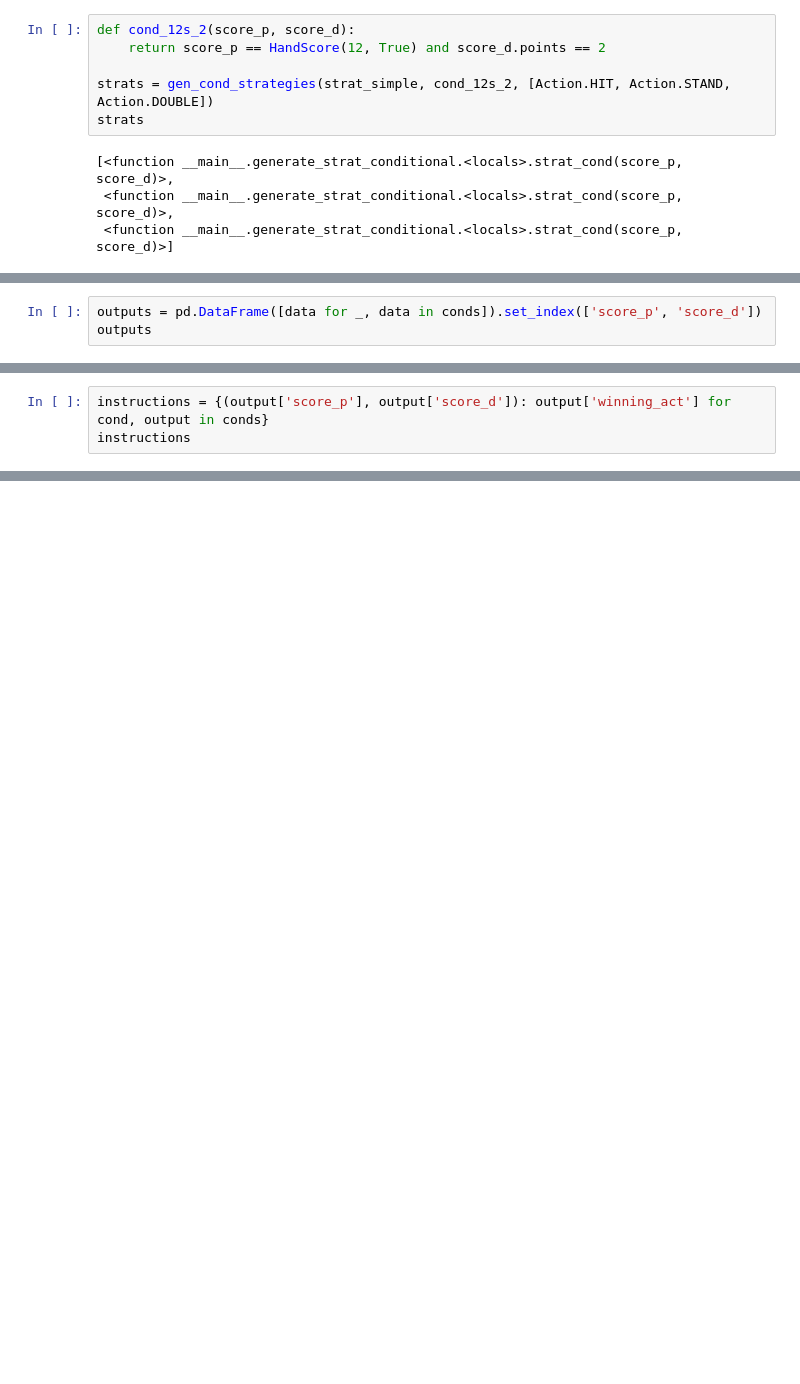
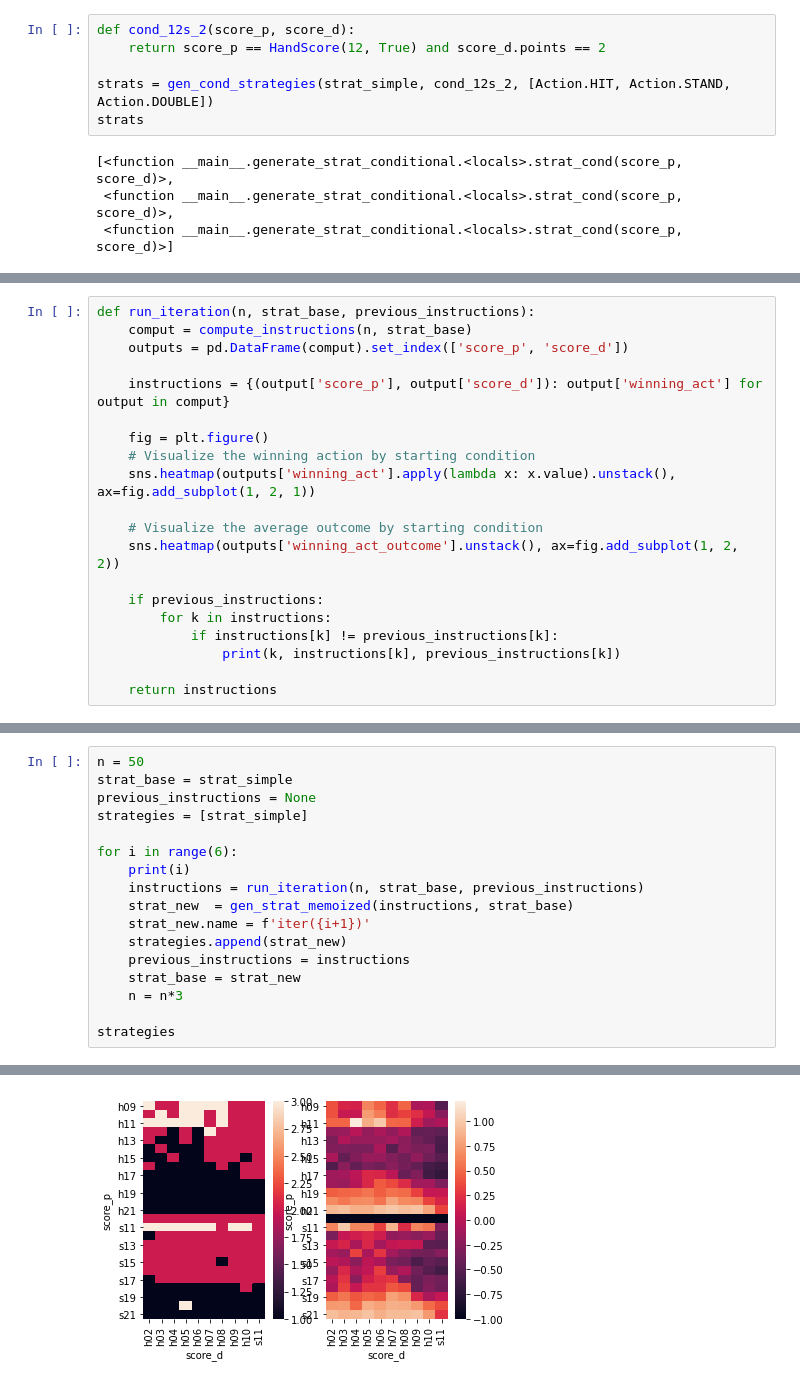
Before and after one commit to sdvinay/blackjack, a Jupyter notebook: Blackjack_sim.ipynb, the cells around one changed output, grey strips where cells are left out. Drawn from its saved outputs; the diff is of its cells as text; blank space fills up the shorter version.

```diff
--- a/Blackjack_sim.ipynb
+++ b/Blackjack_sim.ipynb
@@ -481,3 +443,0 @@ conds
-# %%
-outputs = pd.DataFrame([data for _, data in conds]).set_index(['score_p', 'score_d'])
-outputs
@@ -640,3 +443,0 @@ sims.head(10), summarize_totals(sims)
-# %%
-instructions = {(output['score_p'], output['score_d']): output['winning_act'] for cond, output in conds}
-instructions
@@ -683,0 +444,20 @@ sims.head(10), summarize_totals(sims)
+# %%
+def run_iteration(n, strat_base, previous_instructions):
+    comput = compute_instructions(n, strat_base)
+    outputs = pd.DataFrame(comput).set_index(['score_p', 'score_d'])
+
+    instructions = {(output['score_p'], output['score_d']): output['winning_act'] for output in comput}
+
+    fig = plt.figure()
+    # Visualize the winning action by starting condition
+    sns.heatmap(outputs['winning_act'].apply(lambda x: x.value).unstack(), ax=fig.add_subplot(1, 2, 1))
+
+    # Visualize the average outcome by starting condition
+    sns.heatmap(outputs['winning_act_outcome'].unstack(), ax=fig.add_subplot(1, 2, 2))
+
+    if previous_instructions:
+        for k in instructions:
+            if instructions[k] != previous_instructions[k]:
+                print(k, instructions[k], previous_instructions[k])
+
+    return instructions
@@ -683,0 +506,18 @@ sims.head(10), summarize_totals(sims)
+# %%
+n = 50
+strat_base = strat_simple
+previous_instructions = None
+strategies = [strat_simple]
+
+for i in range(6):
+    print(i)
+    instructions = run_iteration(n, strat_base, previous_instructions)
+    strat_new  = gen_strat_memoized(instructions, strat_base)
+    strat_new.name = f'iter({i+1})'
+    strategies.append(strat_new)
+    previous_instructions = instructions
+    strat_base = strat_new
+    n = n*3
+
+strategies
+# %% [output]
@@ -683,0 +548 @@ sims.head(10), summarize_totals(sims)
+[figure, added]
```
Also changed, not shown: parts of 53 cells of this notebook.
